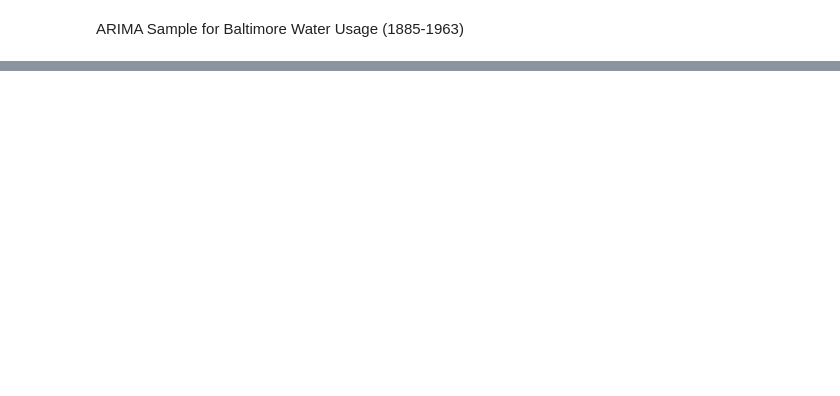
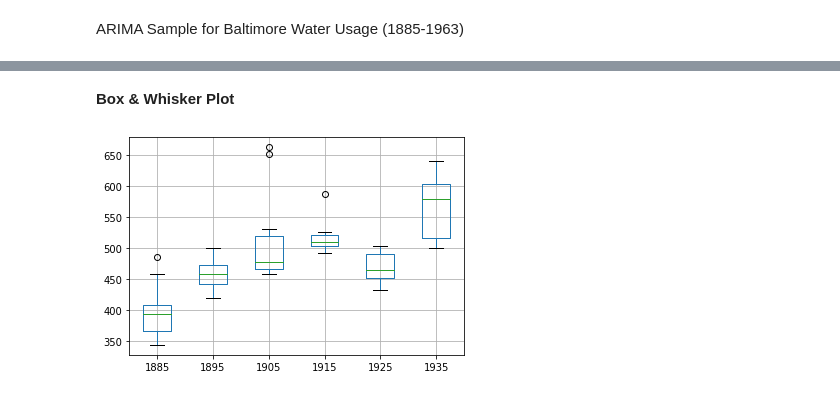
Before and after one commit to kenneth-craig/academyPub, a Jupyter notebook: ARIMA-annual-water-usage.ipynb, the cells around one changed output, grey strips where cells are left out. Saved outputs shown, nothing was run; the diff lists cells and outputs as text; code cells hidden in the pictures; blank space fills up the shorter version.

```diff
--- a/ARIMA-annual-water-usage.ipynb
+++ b/ARIMA-annual-water-usage.ipynb
@@ -65,0 +202,26 @@ print('RMSE: %.3f' % rmse)
+# %% [markdown]
+**Box & Whisker Plot**
+# %%
+# Box & Whisker Plot
+import pandas as pd
+from matplotlib import pyplot
+
+# load data
+series = pd.read_csv('dev_water.csv', header=0, index_col=0, parse_dates=True, squeeze=True)
+
+# Group the data by every 10 years
+groups = series.groupby(pd.Grouper(freq='10YS'))
+decades = pd.DataFrame()
+for name, group in groups:
+  if len(group.values) is 10:
+    decades[name.year] = group.values
+# Box plot
+decades.boxplot()
+pyplot.show()
+
+# Observations:
+# The median value for each year (green line) may show increasing trend that may not be linear
+# Spread (middle 50%) of the data (blue box) does show some variability
+# The 2nd to last decade seems to have a lower average consumption, perhaps related to the first world war
+# %% [output]
+[figure, added]
```
Also changed, not shown: parts of 15 cells of this notebook.
